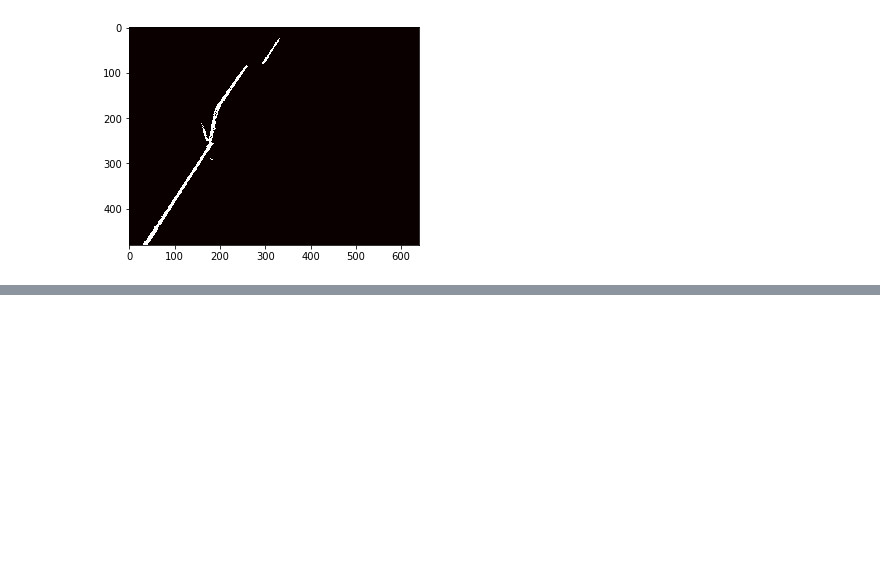
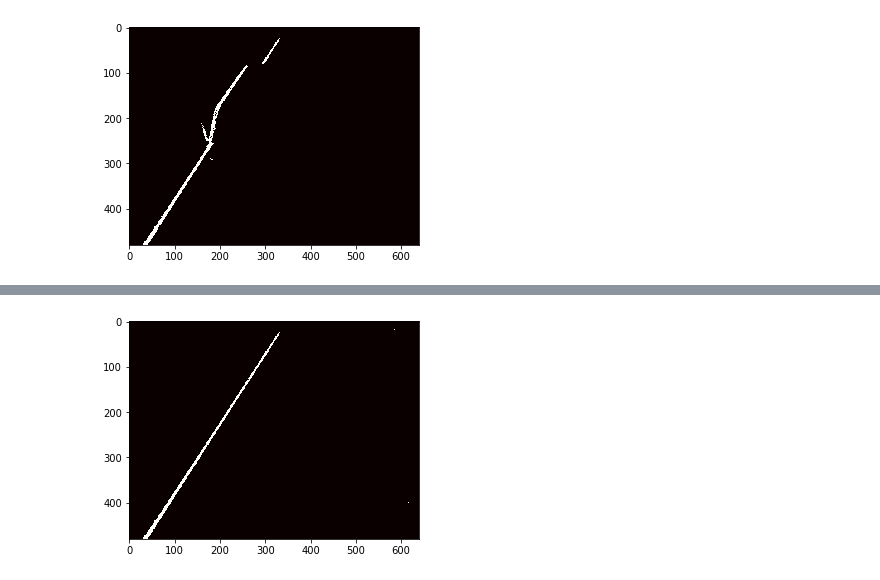
Before and after one commit to mannmoshe/image-processing, a Jupyter notebook: project/image_processing_project.ipynb, the cells around one changed output, grey strips where cells are left out. Drawn from its saved outputs; the diff is of its cells as text; code cells hidden in the pictures; blank space fills up the shorter version.

```diff
--- a/project/image_processing_project.ipynb
+++ b/project/image_processing_project.ipynb
@@ -119,0 +189,9 @@ plt.show()
+# %%
+df_pn = pd.read_csv('FlickerLine_75Hz_pluseNoise.csv', skiprows=1)
+# %%
+df_pn.sort_values('timestamp', inplace=True)
+good_dots_pn = df_pn.groupby(by=['x','y']).filter(lambda group: 74 <= get_tempo(group) <= 76)
+line_dots_pn = list(set(zip(good_dots_pn.x, good_dots_pn.y)))
+data_pn = np.zeros((480,640), dtype=np.uint8)
+for d in line_dots_pn:
+  data_pn[d[1],d[0]] = 1
@@ -119,0 +211,5 @@ plt.show()
+# %%
+plt.imshow(data_pn, cmap='hot', interpolation='nearest')
+plt.show()
+# %% [output]
+[figure, added]
```
Also changed, not shown: parts of 20 cells of this notebook.
